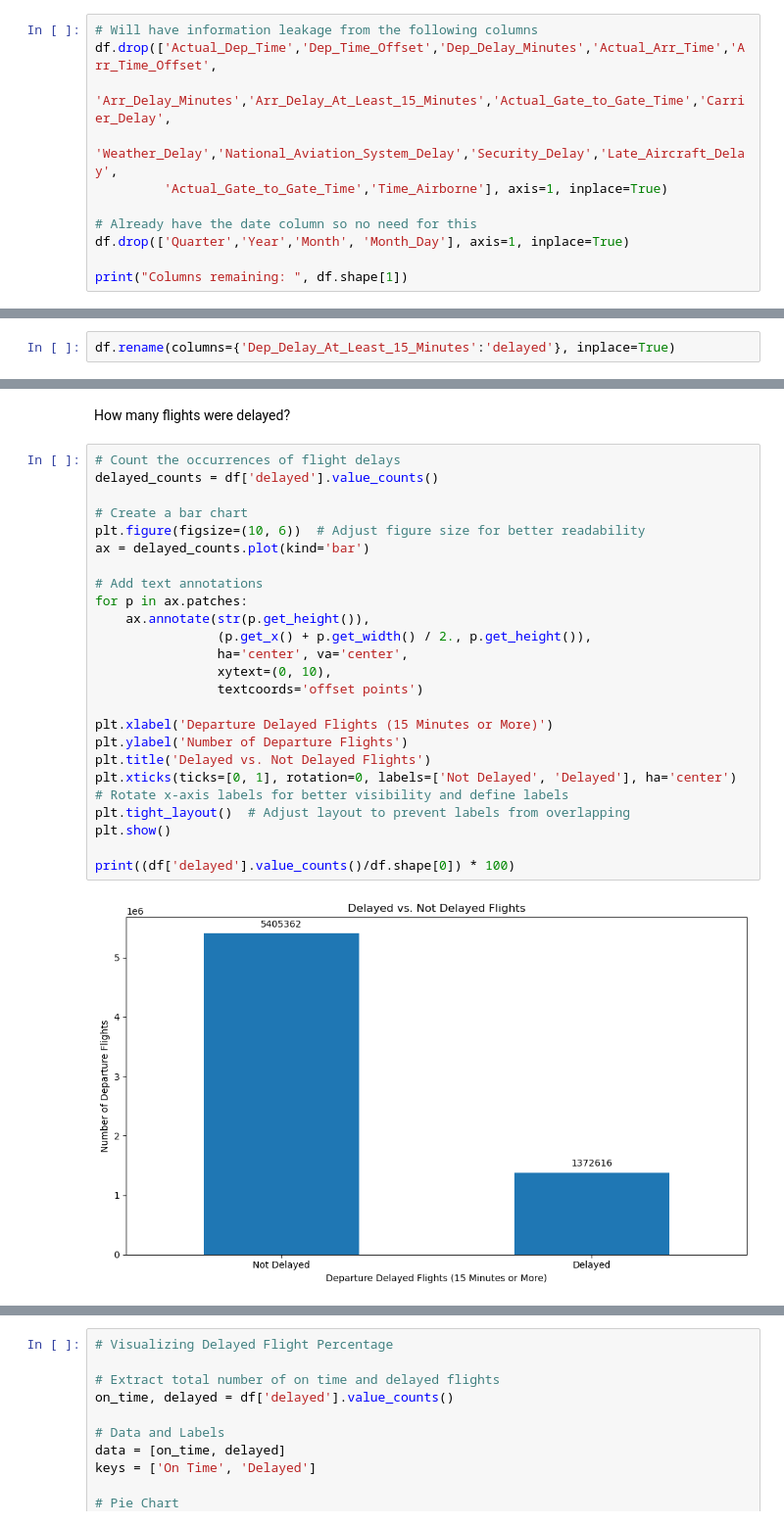
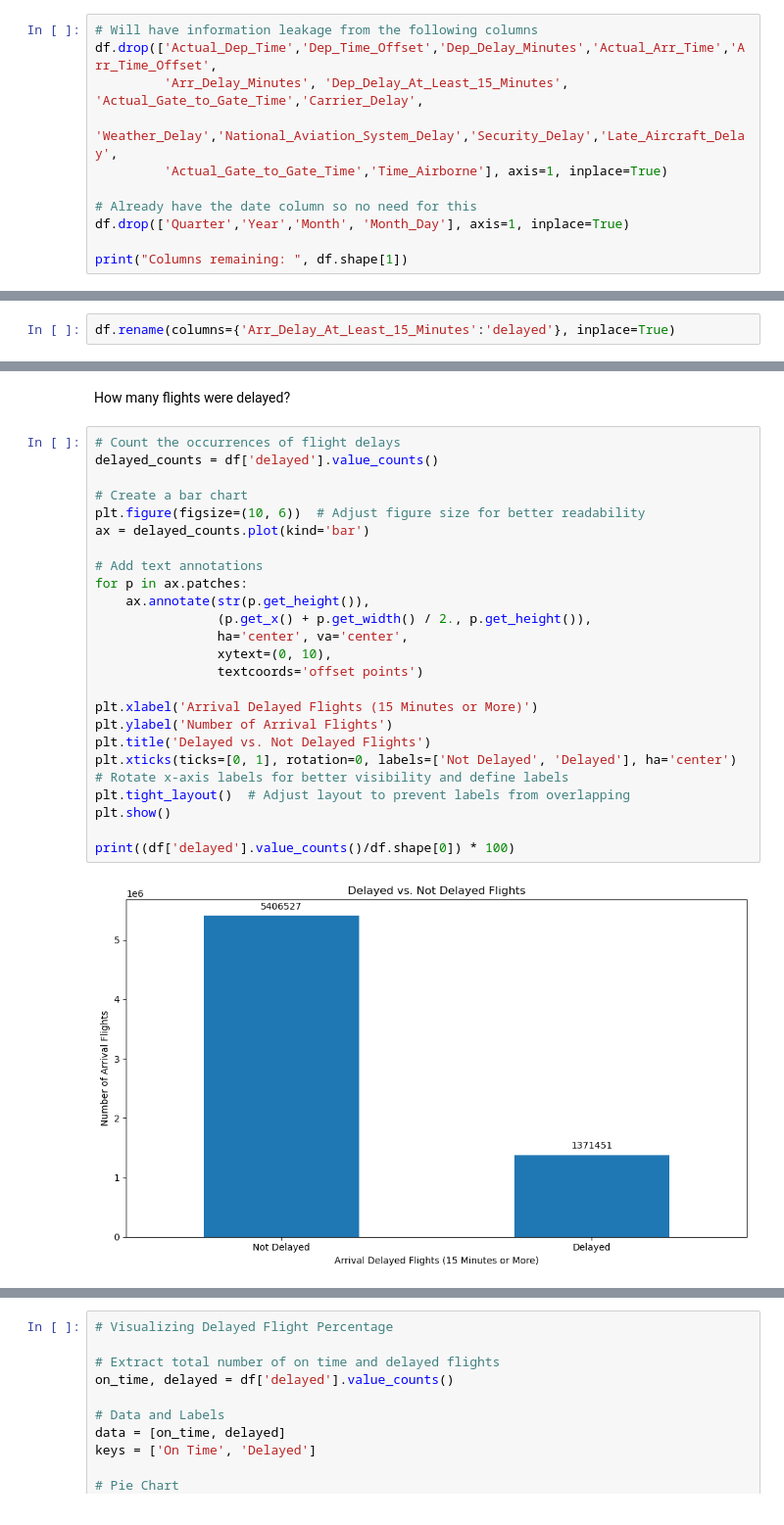
Before and after one commit to B-Treftz/Flight_Status_Predictor, a Jupyter notebook: 1_EDA/EDA_Olivia.ipynb, the cells around one changed output, grey strips where cells are left out. Shown at 98% size. Drawn from its saved outputs; the diff is of its cells as text.

Commit message:
Updated Olivia's EDA notebook to use Arrival time instead of Departure time

```diff
--- a/1_EDA/EDA_Olivia.ipynb
+++ b/1_EDA/EDA_Olivia.ipynb
@@ -134,7 +134,7 @@ We now want to remove some variables from the dataframe that deals with the actu
 # %%
 # Will have information leakage from the following columns
 df.drop(['Actual_Dep_Time','Dep_Time_Offset','Dep_Delay_Minutes','Actual_Arr_Time','Arr_Time_Offset',
-         'Arr_Delay_Minutes','Arr_Delay_At_Least_15_Minutes','Actual_Gate_to_Gate_Time','Carrier_Delay',
+         'Arr_Delay_Minutes', 'Dep_Delay_At_Least_15_Minutes', 'Actual_Gate_to_Gate_Time','Carrier_Delay',
          'Weather_Delay','National_Aviation_System_Delay','Security_Delay','Late_Aircraft_Delay',
          'Actual_Gate_to_Gate_Time','Time_Airborne'], axis=1, inplace=True)
 
@@ -145,7 +145,7 @@ print("Columns remaining: ", df.shape[1])
 # %% [output]
 Columns remaining:  25
 # %%
-df.rename(columns={'Dep_Delay_At_Least_15_Minutes':'delayed'}, inplace=True)
+df.rename(columns={'Arr_Delay_At_Least_15_Minutes':'delayed'}, inplace=True)
 # %%
 df.columns
 # %% [output]
@@ -200,27 +200,27 @@ How many flights were delayed?
 # %%
 # Count the occurrences of flight delays
 delayed_counts = df['delayed'].value_counts()
 
 # Create a bar chart
 plt.figure(figsize=(10, 6))  # Adjust figure size for better readability
 ax = delayed_counts.plot(kind='bar')
 
 # Add text annotations
 for p in ax.patches:
     ax.annotate(str(p.get_height()),
                 (p.get_x() + p.get_width() / 2., p.get_height()),
                 ha='center', va='center',
                 xytext=(0, 10),
                 textcoords='offset points')
 
-plt.xlabel('Departure Delayed Flights (15 Minutes or More)')
-plt.ylabel('Number of Departure Flights')
+plt.xlabel('Arrival Delayed Flights (15 Minutes or More)')
+plt.ylabel('Number of Arrival Flights')
 plt.title('Delayed vs. Not Delayed Flights')
 plt.xticks(ticks=[0, 1], rotation=0, labels=['Not Delayed', 'Delayed'], ha='center')  # Rotate x-axis labels for better visibility and define labels
 plt.tight_layout()  # Adjust layout to prevent labels from overlapping
 plt.show()
 
 print((df['delayed'].value_counts()/df.shape[0]) * 100)
 # %% [output]
-[figure, old version]
+[figure, new version]
 delayed
```
Also changed, not shown: parts of 15 cells of this notebook.
